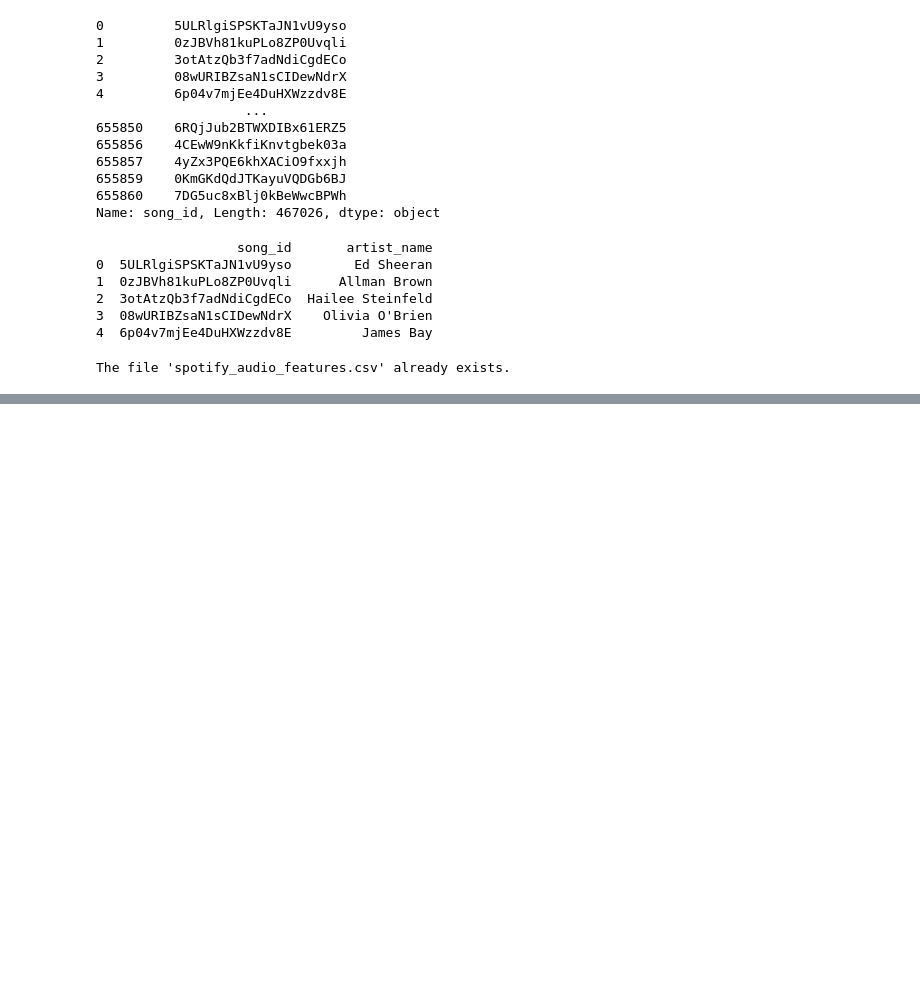
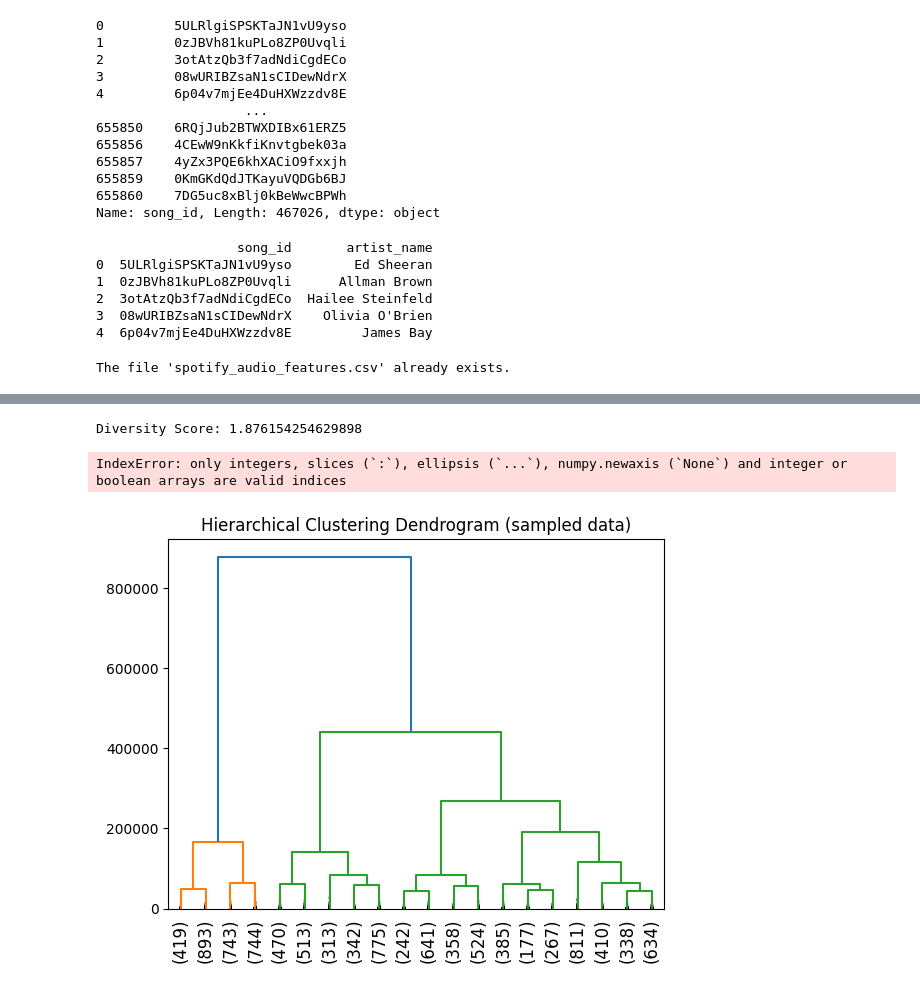
Before and after one commit to Threelivestoken/RPF2, a Jupyter notebook: TylersStuff/Test.IPYNB, the cells around one changed output, grey strips where cells are left out. Drawn from its saved outputs; the diff is of its cells as text; code cells hidden in the pictures; blank space fills up the shorter version.

Commit message:
Updated finding audio feature stuff

```diff
--- a/TylersStuff/Test.IPYNB
+++ b/TylersStuff/Test.IPYNB
@@ -599,0 +642,57 @@ Scores for n_clusters = 20:
+# %%
+from sklearn.metrics import pairwise_distances
+
+def calculate_diversity_score(recommendations, features):
+    # Calculate pairwise distances within the recommendations
+    distances = pairwise_distances(recommendations[features])
+    # Average distance can serve as a diversity score
+    return np.mean(distances)
+
+# Calculate diversity score for the recommendations
+diversity_score = calculate_diversity_score(nearest_songs, features)
+print(f"Diversity Score: {diversity_score}")
+
+# Calculate average intra-cluster distance for the closest cluster
+intra_cluster_distances = pairwise_distances(normalized_data_df[audio_features_df['cluster'] == closest_cluster][features])
+average_intra_distance = np.mean(intra_cluster_distances)
+print(f"Average Intra-cluster Distance: {average_intra_distance}")
+# %% [output]
+Diversity Score: 1.876154254629898
+IndexError: only integers, slices (`:`), ellipsis (`...`), numpy.newaxis (`None`) and integer or boolean arrays are valid indices
+# %%
+import numpy as np
+from sklearn.cluster import AgglomerativeClustering
+import scipy.cluster.hierarchy as sch
+import matplotlib.pyplot as plt
+import pandas as pd
+
+# Assuming 'normalized_data_df' is your normalized dataset
+
+# Define the sample size
+sample_size = 10000  # Adjust this as needed, keeping in mind the computational complexity
+
+# Randomly sample the data
+sampled_indices = np.random.choice(normalized_data_df.index, size=sample_size, replace=False)
+sampled_data = normalized_data_df.iloc[sampled_indices]
+
+# Perform hierarchical clustering on the sample
+model = AgglomerativeClustering(distance_threshold=0, n_clusters=None)
+model = model.fit(sampled_data)
+
+# Plot the dendrogram
+plt.title('Hierarchical Clustering Dendrogram (sampled data)')
+# Create linkage matrix
+Z = sch.linkage(model.children_, method='ward')
+sch.dendrogram(
+    Z,
+    truncate_mode='lastp',  # show only the last p merged clusters
+    p=20,  # show only the last p merged clusters
+    leaf_rotation=90.,
+    leaf_font_size=12.,
+    show_contracted=True,  # to get a distribution impression in truncated branches
+)
+plt.show()
+
+# You can use the dendrogram to decide the number of clusters
+# %% [output]
+[figure, added]
```
Also changed, not shown: parts of 13 cells of this notebook, 1 other file.
